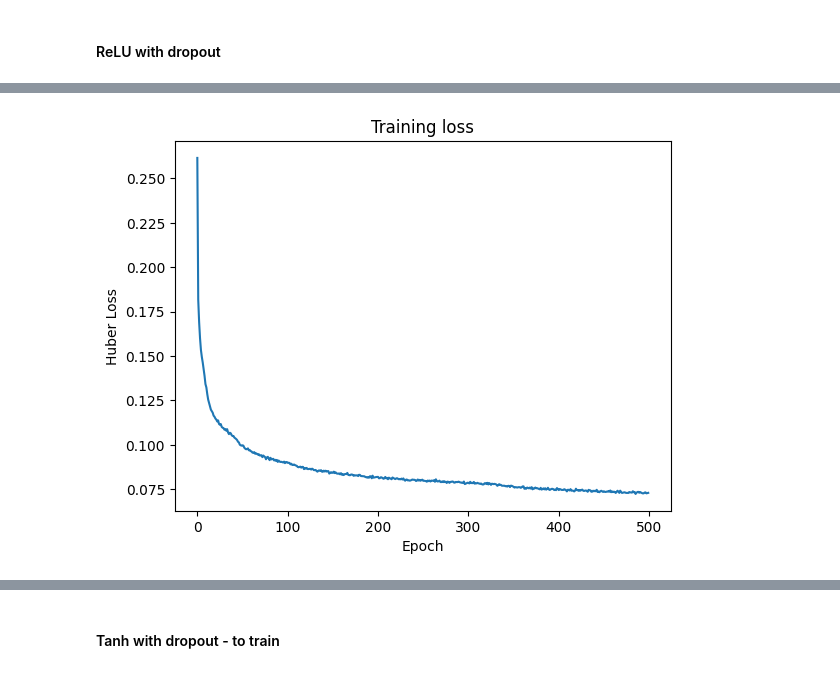
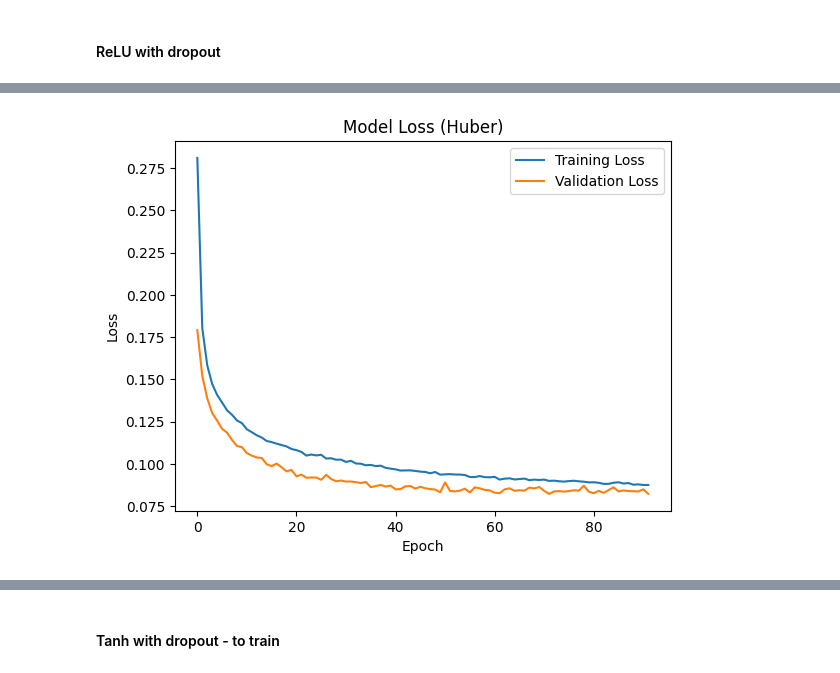
Before and after one commit to andreamurari/DataDriven_Soccer_Scouting, a Jupyter notebook: DataDriven_Soccer_Scouting.ipynb, the cells around one changed output, grey strips where cells are left out. Drawn from its saved outputs; the diff is of its cells as text; code cells hidden in the pictures.

Commit message:
Modified parameters for  encoder similarity search and modified divided set into trainn and test for similarity search

```diff
--- a/DataDriven_Soccer_Scouting.ipynb
+++ b/DataDriven_Soccer_Scouting.ipynb
@@ -83,9 +86,15 @@ X = df[features].copy()
 
 print(f"Matrix 'X' shape: {X.shape[0]} players x {X.shape[1]} statistics")
 
-# Standardize the features
+X_train, X_val = train_test_split(X, test_size=0.2, random_state=42)
+
 scaler = StandardScaler()
-X_scaled = scaler.fit_transform(X)
+
+# FIT (impara media e varianza) e TRANSFORM (applica) SOLO sul train
+X_train_scaled = scaler.fit_transform(X_train)
+
+# SOLO TRANSFORM sul validation, usando le regole imparate sopra
+X_val_scaled = scaler.transform(X_val)
 
 # IMPORTANT: Save the original features list (before it gets modified in KMeans section)
 # Why? The KMeans section will remove "noisy" columns (Playing Time, Penalties, etc.)
@@ -476,33 +403,32 @@ Extracting 10D DNA representation...
 # %% [markdown]
 #### ReLU with dropout
 # %%
-%%script echo skipping
-print("--- Building Deep Autoencoder (TensorFlow/Keras) ---")
+print("--- Building Deep Autoencoder with Dropout ---")
 
-input_dim = X_scaled.shape[1]
+# 1. L'input dim DEVE venire dal training set pulito
+input_dim = X_train_scaled.shape[1]
 
 # ==========================================
 # 1. MODEL ARCHITECTURE
 # ==========================================
-# Input
 input_layer = layers.Input(shape=(input_dim,))
 
-# ENCODER (ReLU compression)
+# ENCODER (ReLU compression + Dropout)
 encoded = layers.Dense(128, activation='relu')(input_layer)
-encoded = layers.Dropout(0.2)(encoded)
+encoded = layers.Dropout(0.2)(encoded) # Ottimo qui, forza la rete a cercare percorsi alternativi
 encoded = layers.Dense(64, activation='relu')(encoded)
 encoded = layers.Dense(32, activation='relu')(encoded)
 
-# BOTTLENECK (10-dimensional latent space)
-bottleneck_layer = layers.Dense(10, activation='relu', name='dna_bottleneck')(encoded)
+# BOTTLENECK (Corretto a LINEARE: vitale per mantenere lo spazio continuo)
+bottleneck_layer = layers.Dense(10, activation='linear', name='dna_bottleneck')(encoded)
 
-# DECODER (Reconstruction)
+# DECODER (Reconstruction + Dropout simmetrico)
 decoded = layers.Dense(32, activation='relu')(bottleneck_layer)
 decoded = layers.Dense(64, activation='relu')(decoded)
 decoded = layers.Dropout(0.2)(decoded)
 decoded = layers.Dense(128, activation='relu')(decoded)
 
-# Final output (returns to original number of columns, linear)
+# Final output (Lineare, per ricostruire i valori originariamente standardizzati)
 output_layer = layers.Dense(input_dim, activation='linear')(decoded)
 
 # ==========================================
@@ -512,14 +438,29 @@ autoencoder = models.Model(inputs=input_layer, outputs=output_layer)
 autoencoder.compile(optimizer='adam', loss='huber')
 
 print("\nTraining in progress...")
-autoencoder.fit(X_scaled, X_scaled, epochs=500, batch_size=32, verbose=1)
+
+# EARLY STOPPING: Assolutamente obbligatorio se metti 500 epoche.
+# Si fermerà da solo quando la validation loss smette di scendere per 20 epoche.
+early_stop = EarlyStopping(monitor='val_loss', patience=20, restore_best_weights=True)
+
+# FIT CORRETTO: Usa X_train_scaled e passa esplicitamente la validazione
+history = autoencoder.fit(
+    X_train_scaled, X_train_scaled,
+    epochs=500,
+    batch_size=32,
+    validation_data=(X_val_scaled, X_val_scaled),
+    callbacks=[early_stop],
+    verbose=1
+)
 print("Training completed!")
 
-plot_loss = autoencoder.history.history['loss']
-plt.plot(plot_loss)
-plt.title('Training loss')
+# Traccia entrambe le curve per capire cosa sta succedendo
+plt.plot(history.history['loss'], label='Training Loss')
+plt.plot(history.history['val_loss'], label='Validation Loss')
+plt.title('Model Loss (Huber)' )
 plt.xlabel('Epoch')
-plt.ylabel('Huber Loss')
+plt.ylabel('Loss')
+plt.legend()
 plt.show()
 
 # ==========================================
@@ -528,9 +469,15 @@ plt.show()
 print("\nExtracting 10D DNA representation...")
 
 encoder = models.Model(inputs=input_layer, outputs=bottleneck_layer)
-bottleneck = encoder.predict(X_scaled)
+
+# Per estrarre le statistiche finali dell'intero database, devi scalare l'intero X
+# usando il transform dello scaler fittato SOLO sul train (come spiegato nei passaggi precedenti)
+X_all_scaled = scaler.transform(X)
+bottleneck_all = encoder.predict(X_all_scaled)
 
 ae_columns = [f'AE_{i+1}' for i in range(10)]
-df_ae_relu_dropout = pd.DataFrame(bottleneck, columns=ae_columns)
+df_ae_relu_dropout = pd.DataFrame(bottleneck_all, columns=ae_columns)
+
+# Allinea con il dataframe informativo
 df_latent_ae_relu_dropout = pd.concat([df_info_reset, df_ae_relu_dropout], axis=1)
 # %% [output]
@@ -553,3 +500,3 @@ Epoch 500/500
 Training completed!
-[figure, old version]
+[figure, new version]
 Extracting 10D DNA representation...
```
Also changed, not shown: parts of 19 cells of this notebook, 4 other files.
